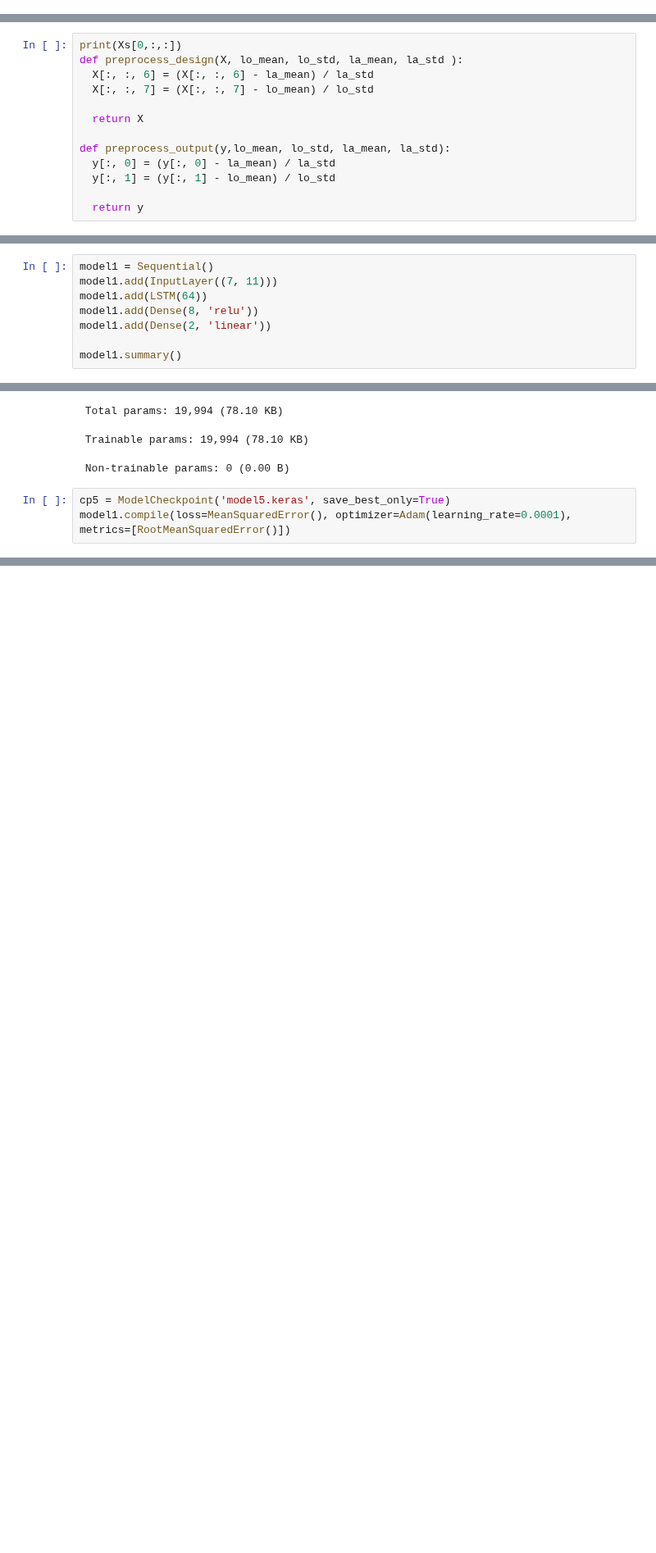
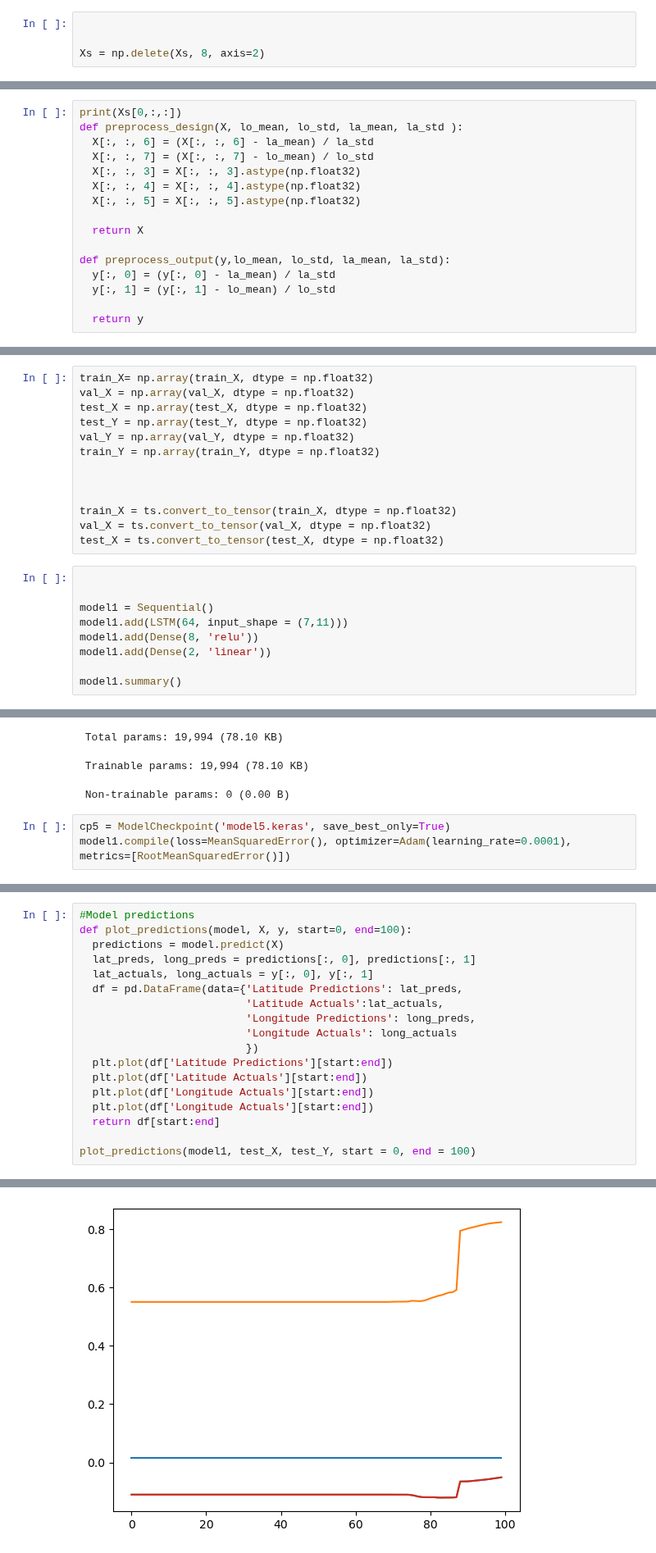
Before and after one commit to LockedInTheSkage/OceanWarlock, a Jupyter notebook: src/LSTM.ipynb, the cells around one changed output, grey strips where cells are left out. Shown at 82% size. Cells and saved outputs as stored; diff of their text form; blank space fills up the shorter version.

Commit message:
LSTM model works but gives horrible predictions

```diff
--- a/src/LSTM.ipynb
+++ b/src/LSTM.ipynb
@@ -103 +116,5 @@ TypeError: float() argument must be a string or a real number, not 'NaTType'
+# %%
+
+
+Xs = np.delete(Xs, 8, axis=2)
 # %%
@@ -112,6 +132,9 @@ print(Xs[0,:,:])
 def preprocess_design(X, lo_mean, lo_std, la_mean, la_std ):
   X[:, :, 6] = (X[:, :, 6] - la_mean) / la_std
   X[:, :, 7] = (X[:, :, 7] - lo_mean) / lo_std
+  X[:, :, 3] = X[:, :, 3].astype(np.float32)
+  X[:, :, 4] = X[:, :, 4].astype(np.float32)
+  X[:, :, 5] = X[:, :, 5].astype(np.float32)
 
   return X
 
@@ -184,7 +191,21 @@ def convert_timestamp_to_seconds(timestamp):
+# %%
+train_X= np.array(train_X, dtype = np.float32)
+val_X = np.array(val_X, dtype = np.float32)
+test_X = np.array(test_X, dtype = np.float32)
+test_Y = np.array(test_Y, dtype = np.float32)
+val_Y = np.array(val_Y, dtype = np.float32)
+train_Y = np.array(train_Y, dtype = np.float32)
+
+
+
+train_X = ts.convert_to_tensor(train_X, dtype = np.float32)
+val_X = ts.convert_to_tensor(val_X, dtype = np.float32)
+test_X = ts.convert_to_tensor(test_X, dtype = np.float32)
 # %%
+
+
 model1 = Sequential()
-model1.add(InputLayer((7, 11)))
-model1.add(LSTM(64))
+model1.add(LSTM(64, input_shape = (7,11)))
 model1.add(Dense(8, 'relu'))
 model1.add(Dense(2, 'linear'))
 
@@ -212,0 +255,19 @@ ValueError: Failed to convert a NumPy array to a Tensor (Unsupported object type
+# %%
+#Model predictions
+def plot_predictions(model, X, y, start=0, end=100):
+  predictions = model.predict(X)
+  lat_preds, long_preds = predictions[:, 0], predictions[:, 1]
+  lat_actuals, long_actuals = y[:, 0], y[:, 1]
+  df = pd.DataFrame(data={'Latitude Predictions': lat_preds,
+                          'Latitude Actuals':lat_actuals,
+                          'Longitude Predictions': long_preds,
+                          'Longitude Actuals': long_actuals
+                          })
+  plt.plot(df['Latitude Predictions'][start:end])
+  plt.plot(df['Latitude Actuals'][start:end])
+  plt.plot(df['Longitude Actuals'][start:end])
+  plt.plot(df['Longitude Actuals'][start:end])
+  return df[start:end]
+
+plot_predictions(model1, test_X, test_Y, start = 0, end = 100)
+# %% [output]
@@ -212,0 +288 @@ ValueError: Failed to convert a NumPy array to a Tensor (Unsupported object type
+[figure, added]
```
Also changed, not shown: parts of 12 cells of this notebook, 2 other files.
